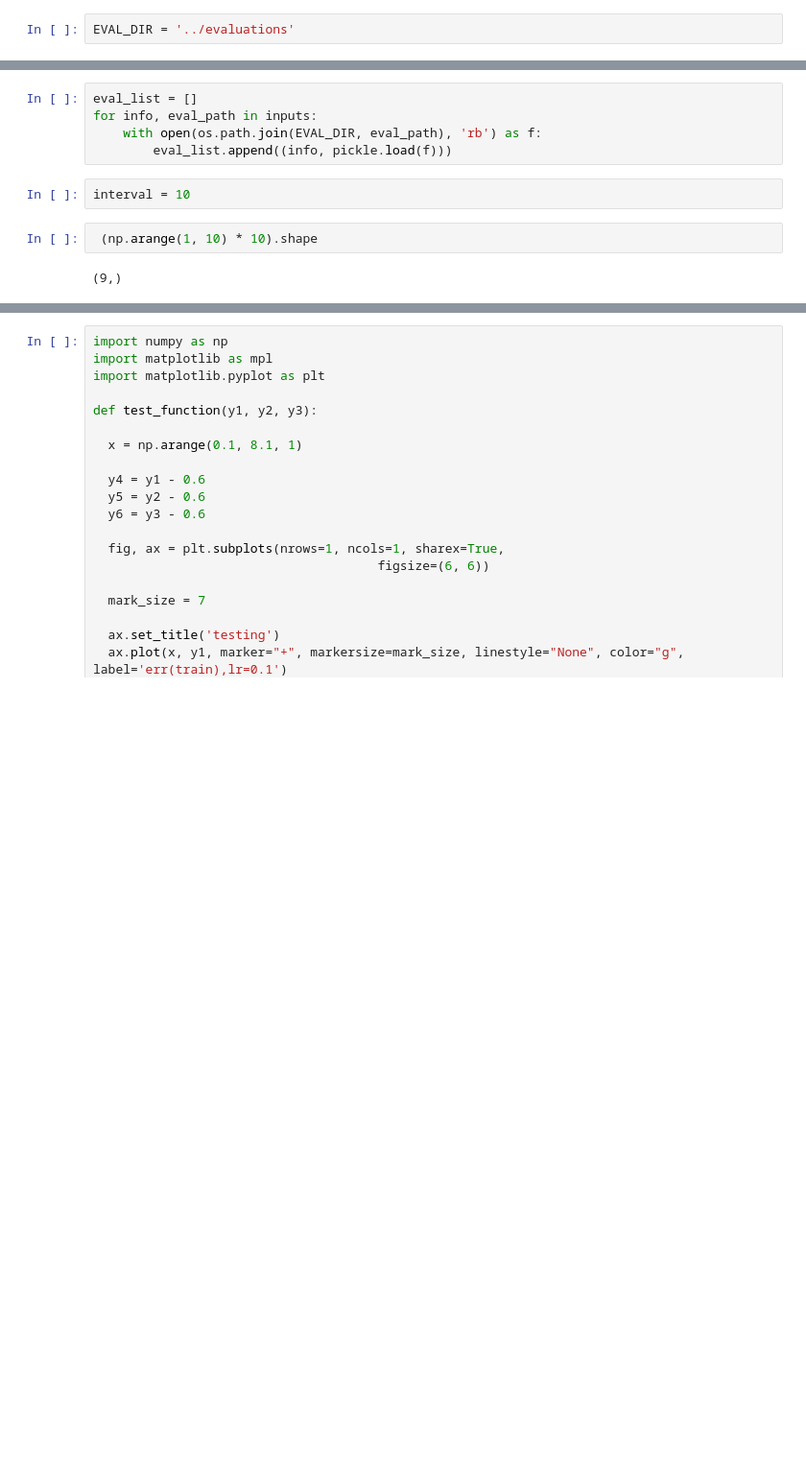
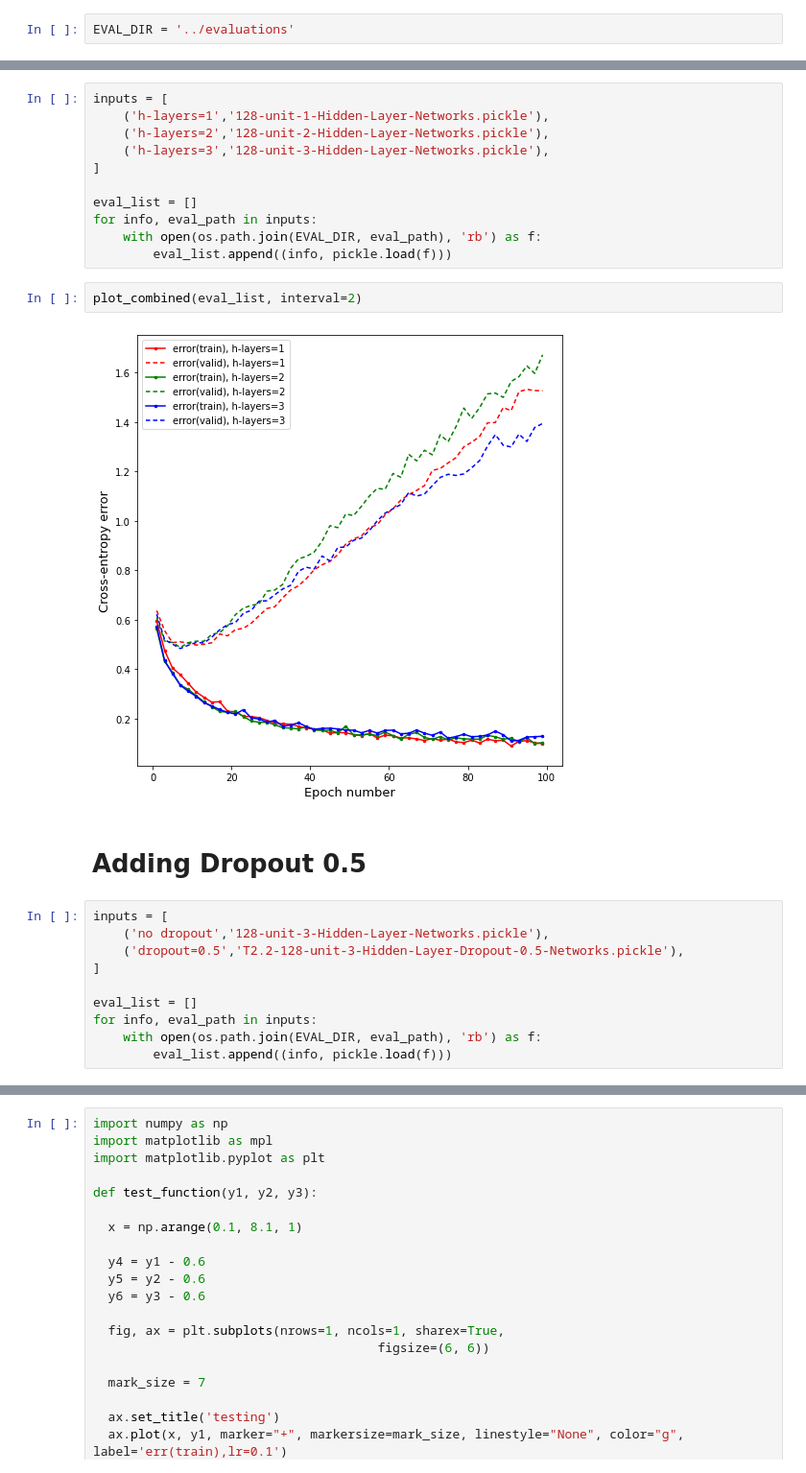
Before and after one commit to falloncandra/mlpractical, a Jupyter notebook: notebooks/Plot Generator.ipynb, the cells around one changed output, grey strips where cells are left out. Shown: that part at 96% size. Drawn from its saved outputs; the diff is of its cells as text; blank space fills up the shorter version.

```diff
--- a/notebooks/Plot Generator.ipynb
+++ b/notebooks/Plot Generator.ipynb
@@ -15,11 +72,27 @@ inputs = [
+# %%
+inputs = [
+    ('h-layers=1','128-unit-1-Hidden-Layer-Networks.pickle'),
+    ('h-layers=2','128-unit-2-Hidden-Layer-Networks.pickle'),
+    ('h-layers=3','128-unit-3-Hidden-Layer-Networks.pickle'),
+]
+
+eval_list = []
+for info, eval_path in inputs:
+    with open(os.path.join(EVAL_DIR, eval_path), 'rb') as f:
+        eval_list.append((info, pickle.load(f)))
+# %%
+plot_combined(eval_list, interval=2)
+# %% [output]
+[figure, added]
+# %% [markdown]
+# Adding Dropout 0.5
 # %%
+inputs = [
+    ('no dropout','128-unit-3-Hidden-Layer-Networks.pickle'),
+    ('dropout=0.5','T2.2-128-unit-3-Hidden-Layer-Dropout-0.5-Networks.pickle'),
+]
+
 eval_list = []
 for info, eval_path in inputs:
     with open(os.path.join(EVAL_DIR, eval_path), 'rb') as f:
         eval_list.append((info, pickle.load(f)))
-# %%
-interval = 10
-# %%
- (np.arange(1, 10) * 10).shape
-# %% [output]
-(9,)
```
Also changed, not shown: parts of 20 cells of this notebook.
